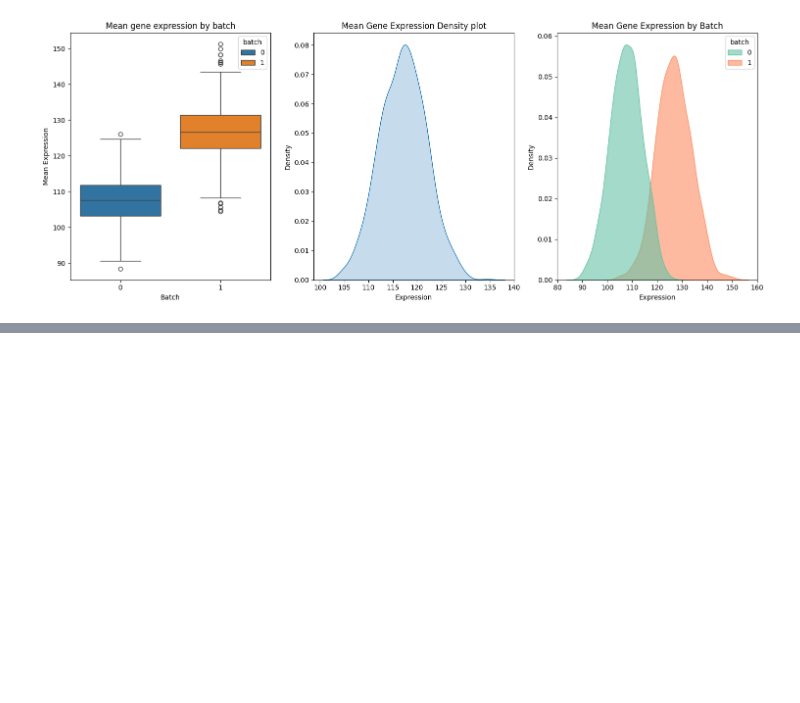
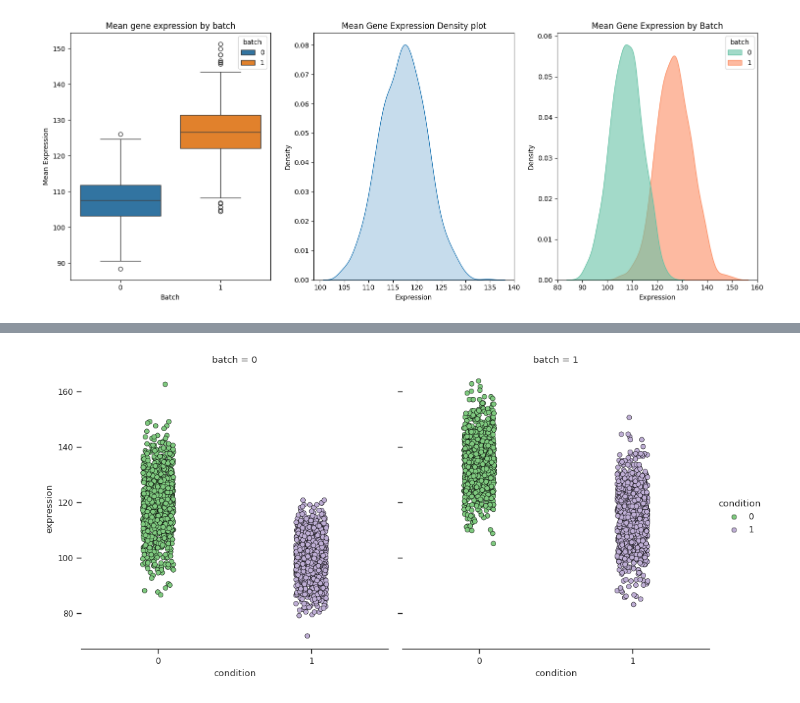
Before and after one commit to Aroop-Verma/exploratory_data_analysis, a Jupyter notebook: batch_effects.ipynb, the cells around one changed output, grey strips where cells are left out. Saved outputs shown, nothing was run; the diff lists cells and outputs as text; code cells hidden in the pictures; blank space fills up the shorter version.

```diff
--- a/batch_effects.ipynb
+++ b/batch_effects.ipynb
@@ -68,0 +82,11 @@ plt.tight_layout()
+# %%
+x = df_long.groupby(['gene_id', 'condition', 'batch'])
+grouped_condition_batch_mean_expression = pd.DataFrame(x['expression'].mean()).reset_index()
+
+sns.set_palette("Accent")
+sns.set_style("ticks")
+sns.catplot(data=grouped_condition_batch_mean_expression, x = 'condition', y='expression', col='batch', kind="strip",
+            hue="condition", edgecolor='black', linewidth=0.4)
+sns.despine(left=True)
+# %% [output]
+[figure, added]
```
Also changed, not shown: parts of 1 cell of this notebook.
